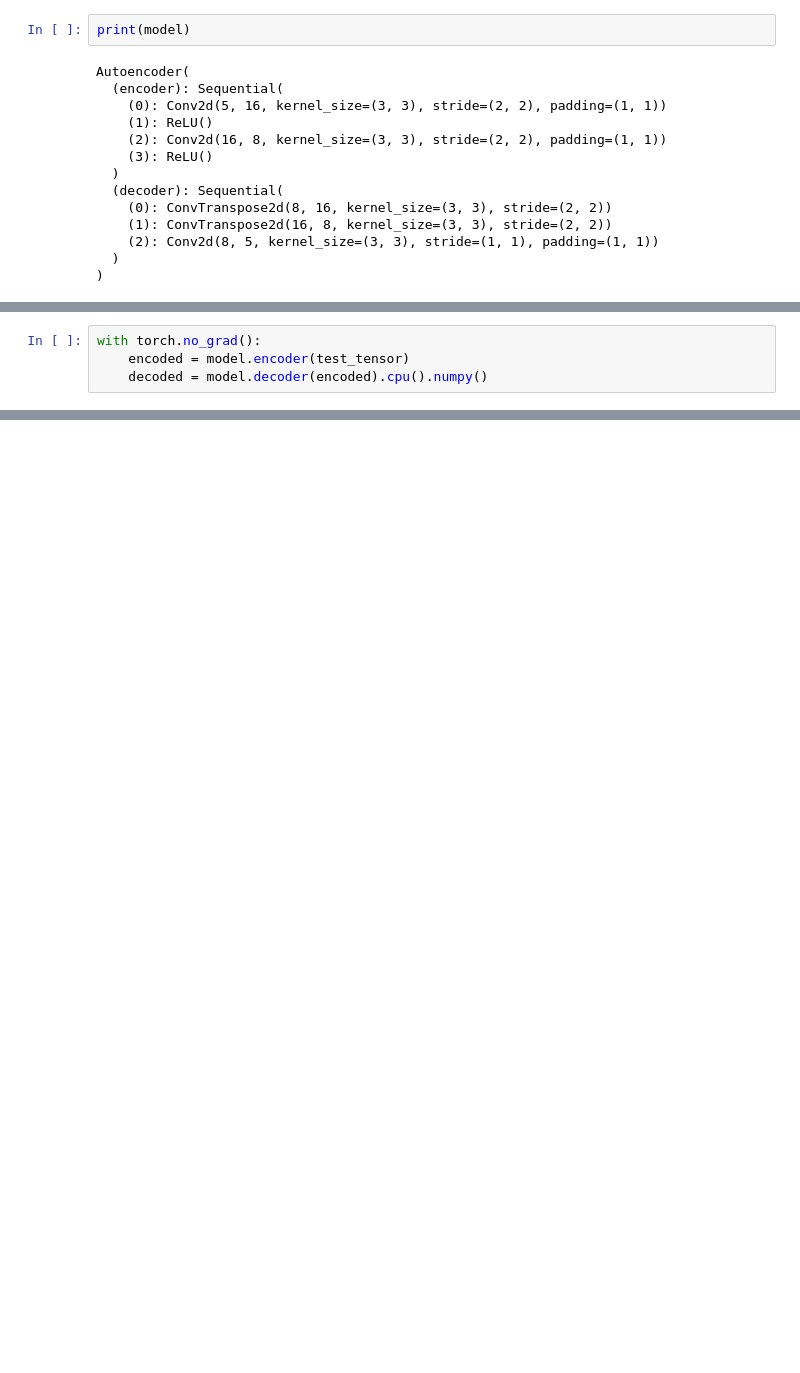
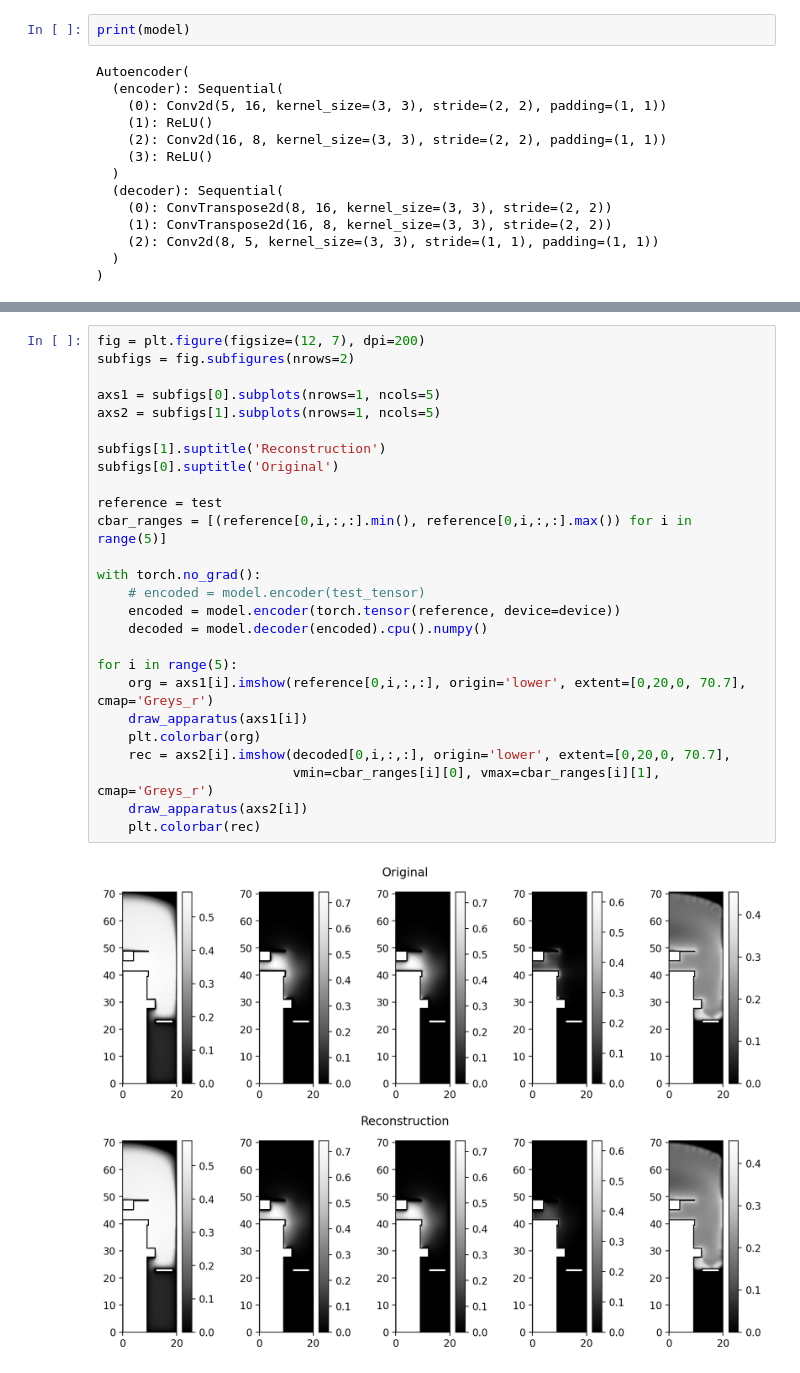
Before and after one commit to jarltc/2d-discharge-nn, a Jupyter notebook: torch/autoencoder_study.ipynb, the cells around one changed output, grey strips where cells are left out. Saved outputs shown, nothing was run; the diff lists cells and outputs as text; blank space fills up the shorter version.

```diff
--- a/torch/autoencoder_study.ipynb
+++ b/torch/autoencoder_study.ipynb
@@ -211,4 +216,0 @@ test_tensor = torch.tensor(test, device=device)
-# %%
-with torch.no_grad():
-    encoded = model.encoder(test_tensor)
-    decoded = model.decoder(encoded).cpu().numpy()
@@ -225,0 +217,28 @@ for i, ax in enumerate(axs):
+# %%
+fig = plt.figure(figsize=(12, 7), dpi=200)
+subfigs = fig.subfigures(nrows=2)
+
+axs1 = subfigs[0].subplots(nrows=1, ncols=5)
+axs2 = subfigs[1].subplots(nrows=1, ncols=5)
+
+subfigs[1].suptitle('Reconstruction')
+subfigs[0].suptitle('Original')
+
+reference = test
+cbar_ranges = [(reference[0,i,:,:].min(), reference[0,i,:,:].max()) for i in range(5)]
+
+with torch.no_grad():
+    # encoded = model.encoder(test_tensor)
+    encoded = model.encoder(torch.tensor(reference, device=device))
+    decoded = model.decoder(encoded).cpu().numpy()
+
+for i in range(5):
+    org = axs1[i].imshow(reference[0,i,:,:], origin='lower', extent=[0,20,0, 70.7], cmap='Greys_r')
+    draw_apparatus(axs1[i])
+    plt.colorbar(org)
+    rec = axs2[i].imshow(decoded[0,i,:,:], origin='lower', extent=[0,20,0, 70.7],
+                         vmin=cbar_ranges[i][0], vmax=cbar_ranges[i][1], cmap='Greys_r')
+    draw_apparatus(axs2[i])
+    plt.colorbar(rec)
+# %% [output]
+[figure, added]
```
Also changed, not shown: parts of 16 cells of this notebook.
